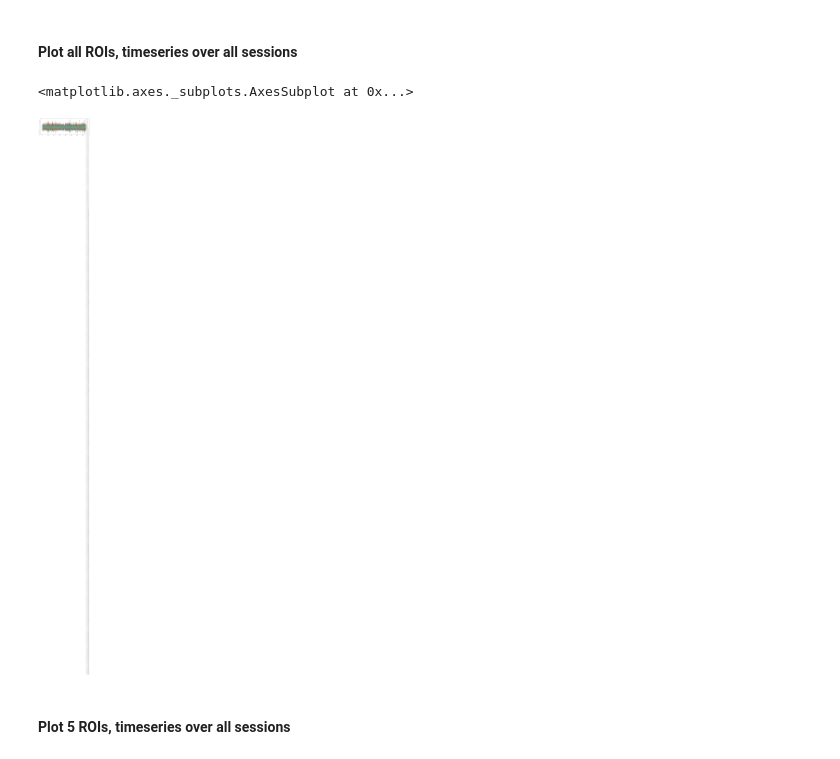
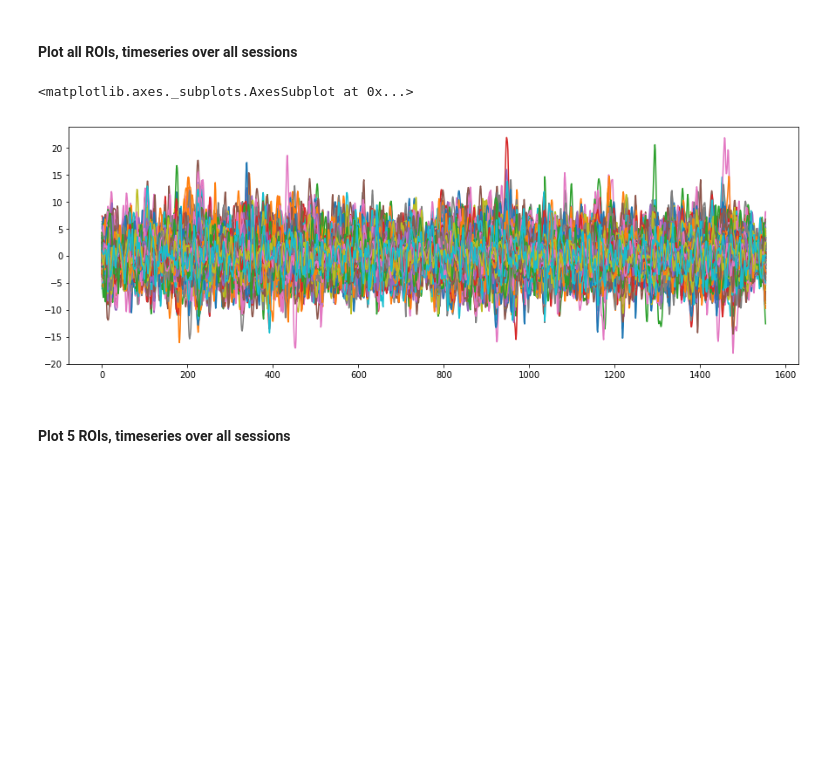
Before and after one commit to calebgeniesse/caffeine-mapper, a Jupyter notebook: 00-data-exploration.ipynb, the cells around one changed output. Saved outputs shown, nothing was run; the diff lists cells and outputs as text; code cells hidden in the pictures; blank space fills up the shorter version.

Commit message:
remove legend

```diff
--- a/00-data-exploration.ipynb
+++ b/00-data-exploration.ipynb
@@ -97,10 +97,10 @@ data.y        = (1554, 3)       <class 'numpy.ndarray'>
 # %% [markdown]
 #### Plot all ROIs, timeseries over all sessions
 # %%
-data.data.iloc[:, :].plot(subplots=False, figsize=(15,5))
+data.data.iloc[:, :].plot(subplots=False, figsize=(15,5), legend=False)
 # %% [output]
 <matplotlib.axes._subplots.AxesSubplot at 0x...>
-[figure, old version]
+[figure, new version]
 # %% [markdown]
 #### Plot 5 ROIs, timeseries over all sessions
 # %%
```
